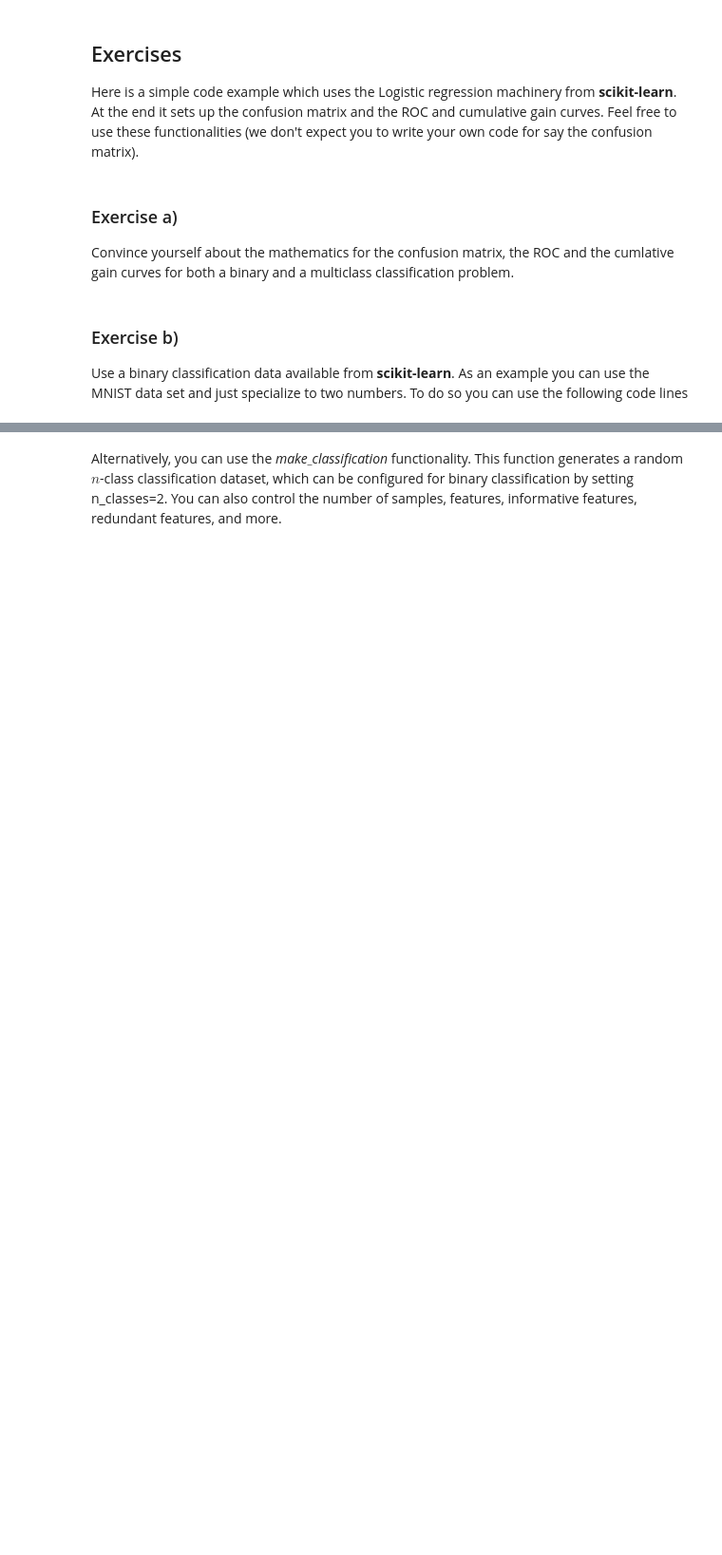
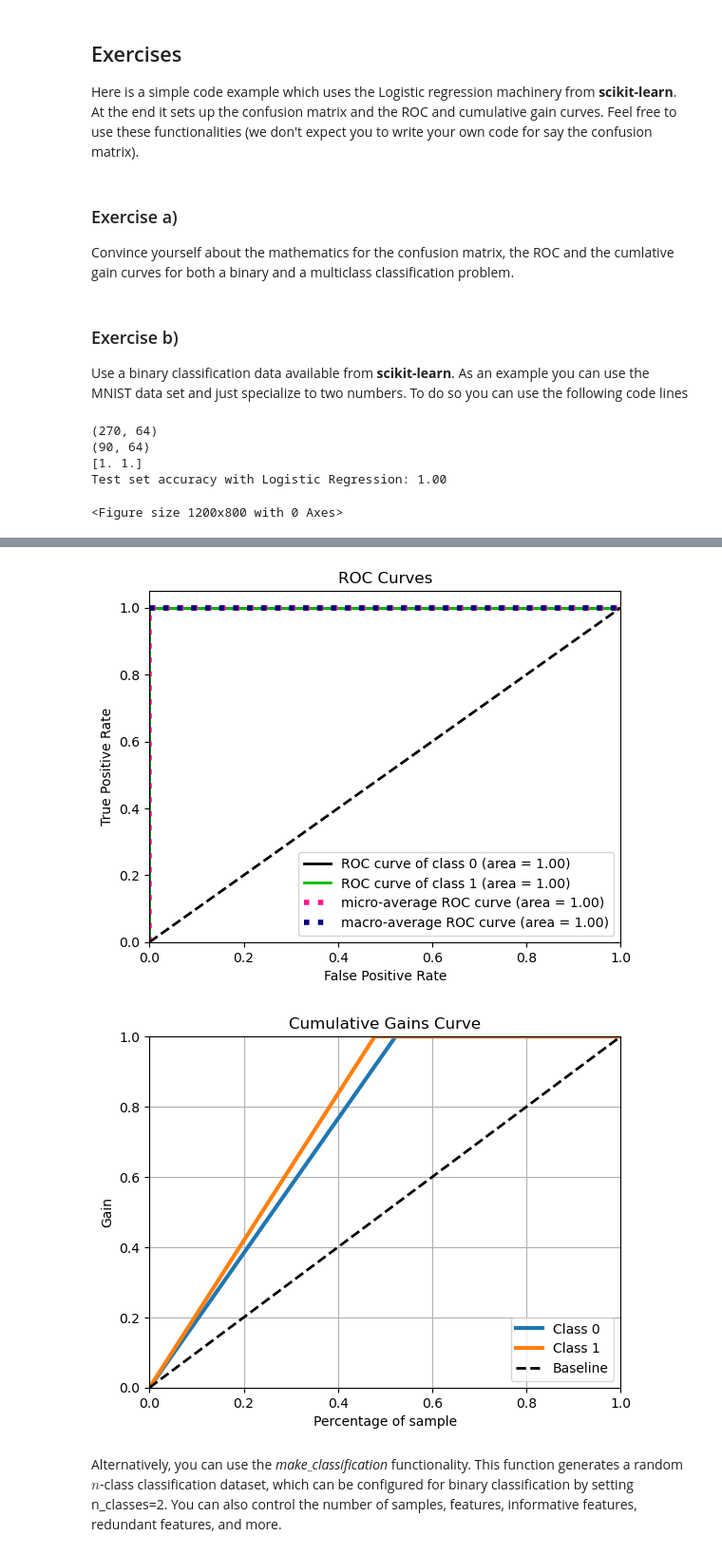
Before and after one commit to NatalliaDanilchanka/FYS-STK3155_MachineLearning, a Jupyter notebook: Week_43.ipynb, the cells around one changed output, grey strips where cells are left out. Shown: that part at 95% size. Drawn from its saved outputs; the diff is of its cells as text; code cells hidden in the pictures; blank space fills up the shorter version.

```diff
--- a/Week_43.ipynb
+++ b/Week_43.ipynb
@@ -210,4 +222,36 @@ the MNIST data set and just specialize to two numbers. To do so you can use the
+# %%
+def ConfusionRocCumGain(X,y):
+    X_train, X_test, y_train, y_test = train_test_split(X, y,random_state=4255)
+    print(X_train.shape)
+    print(X_test.shape)
+    # Logistic Regression
+    # define which type of problem, binary or multiclass
+    logreg = LogisticRegression(solver='lbfgs')
+    logreg.fit(X_train, y_train)
+
+    #Cross validation
+    accuracy = cross_validate(logreg,X_test,y_test,cv=2)['test_score']
+    print(accuracy)
+    print("Test set accuracy with Logistic Regression: {:.2f}".format(logreg.score(X_test,y_test)))
+
+    y_pred = logreg.predict(X_test)
+    skplt.metrics.plot_confusion_matrix(y_test, y_pred, normalize=True)
+    plt.show()
+    y_probas = logreg.predict_proba(X_test)
+    skplt.metrics.plot_roc(y_test, y_probas)
+    plt.show()
+
+    skplt.metrics.plot_cumulative_gain(y_test, y_probas)
+    plt.show()
+    return
 # %%
-from sklearn.datasets import load_digits
 digits = load_digits(n_class=2) # Load only two classes, e.g., 0 and 1
 X, y = digits.data, digits.target
+
+ConfusionRocCumGain(X,y)
+# %% [output]
+(270, 64)
+(90, 64)
+[1. 1.]
+Test set accuracy with Logistic Regression: 1.00
+<Figure size 1200x800 with 0 Axes>
@@ -214,3 +259,5 @@ X, y = digits.data, digits.target
+[figure, added]
+[figure, added]
 # %% [markdown]
 Alternatively, you can use the _make$\_$classification_
 functionality. This function generates a random $n$-class classification
```
Also changed, not shown: parts of 10 cells of this notebook, 1 other file.
